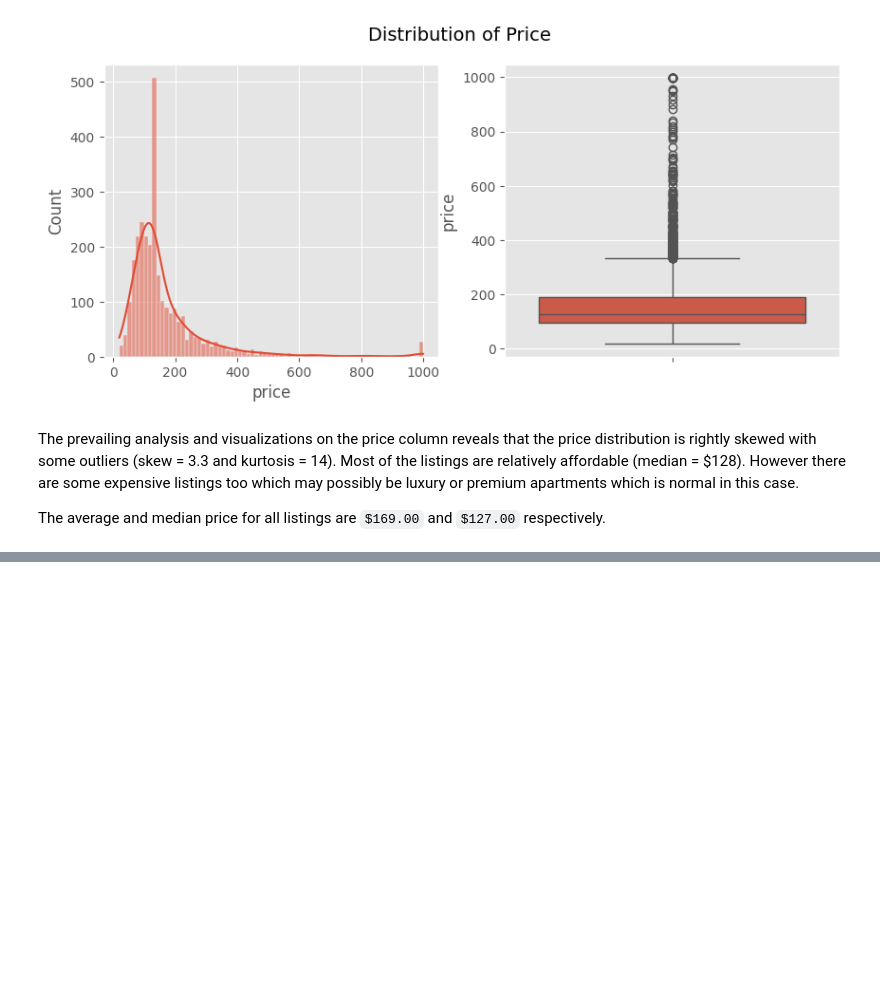
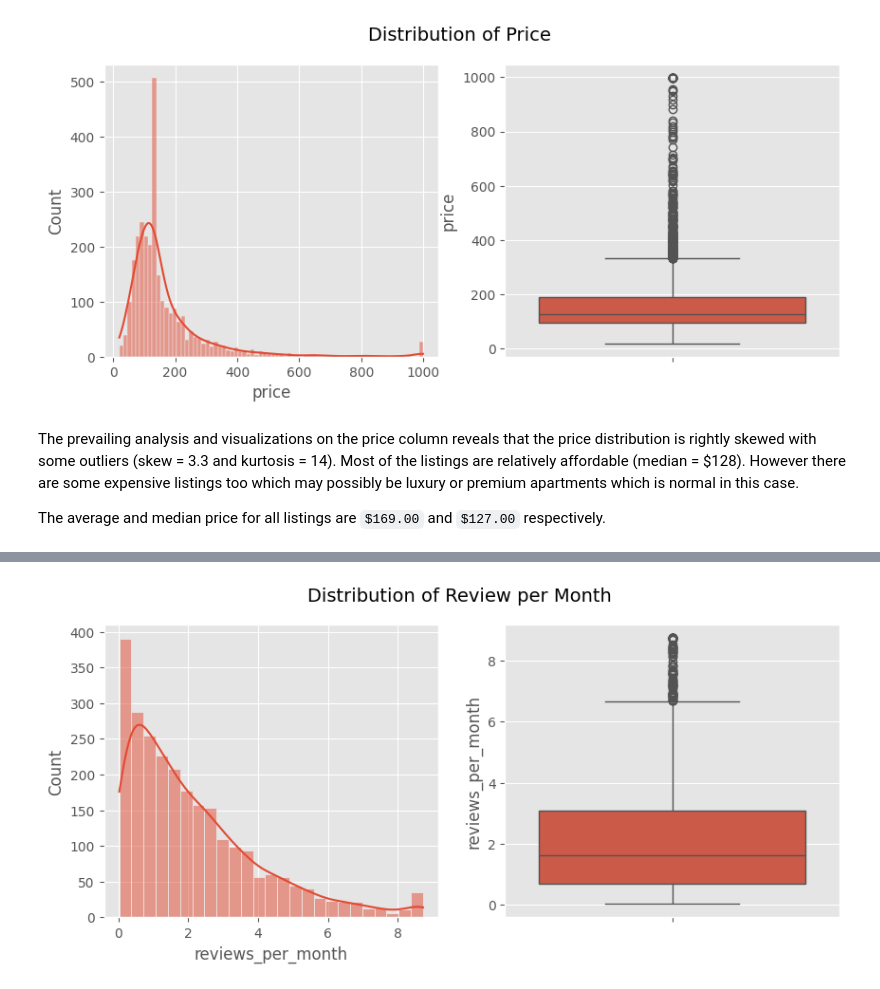
Before and after one commit to AndurilTheWise/airbnb_analysis, a Jupyter notebook: analysis.ipynb, the cells around one changed output, grey strips where cells are left out. Cells and saved outputs as stored; diff of their text form; code cells hidden in the pictures; blank space fills up the shorter version.

```diff
--- a/analysis.ipynb
+++ b/analysis.ipynb
@@ -280,0 +305,13 @@ The average and median price for all listings are `$169.00` and `$127.00` respec
+# %%
+# Visiulazing the review_per_month distribution
+fig, ax = plt.subplots(nrows=1, ncols=2, figsize = (10,4))
+ax.flatten()
+
+sns.histplot(x = recent_listings["reviews_per_month"], ax = ax[0], kde=True)
+
+sns.boxplot(y = recent_listings["reviews_per_month"], ax = ax[1])
+
+fig.suptitle("Distribution of Review per Month", fontsize = 14)
+plt.show()
+# %% [output]
+[figure, added]
```
Also changed, not shown: parts of 19 cells of this notebook, 1 other file.
